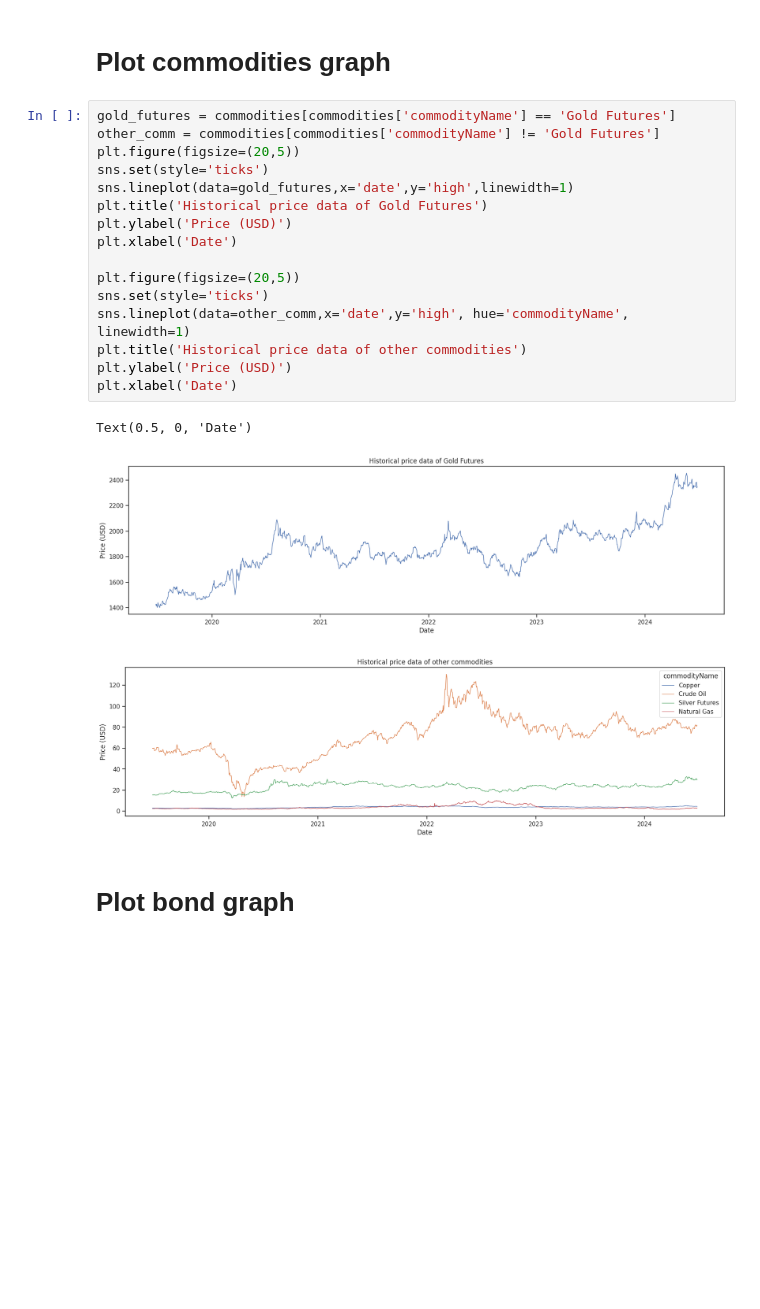
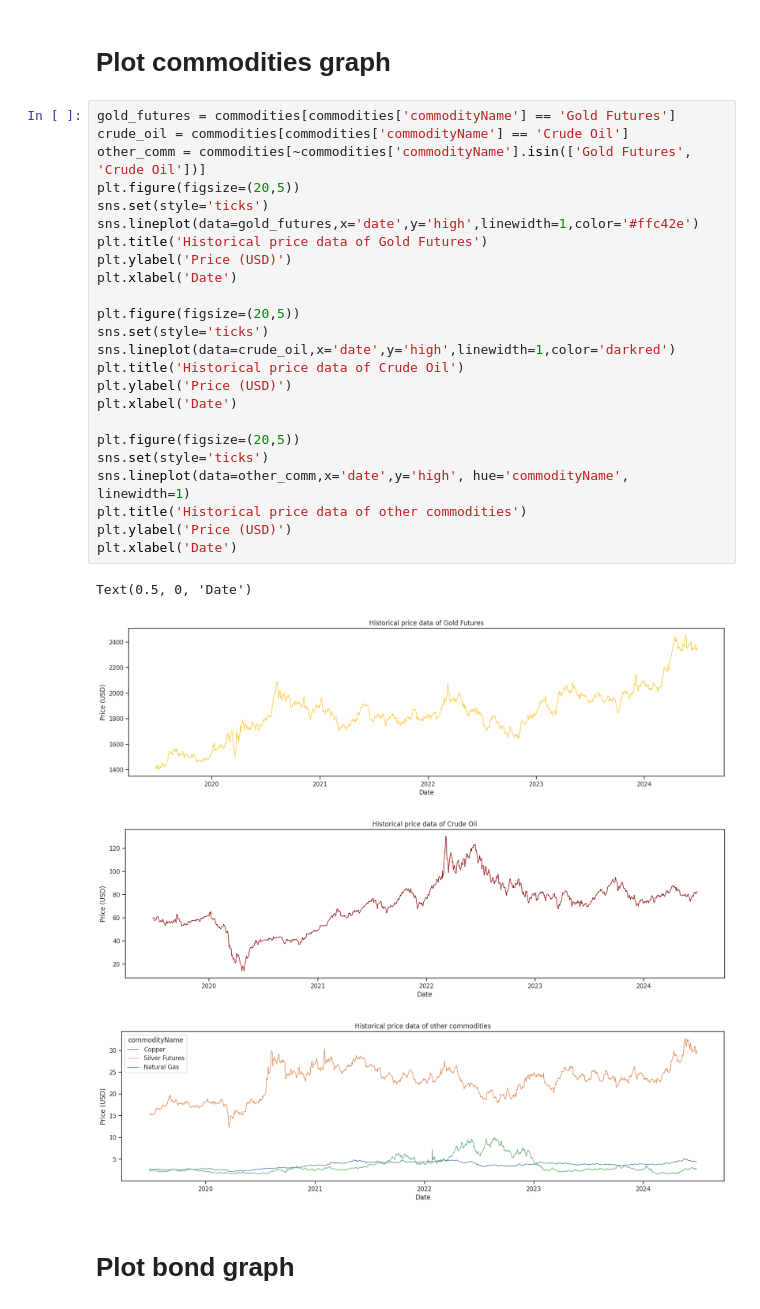
Before and after one commit to ajitesh-parihar/AlgorithmicTradingDemo, a Jupyter notebook: plotDatabase.ipynb, the cells around one changed output. Cells and saved outputs as stored; diff of their text form; blank space fills up the shorter version.

```diff
--- a/plotDatabase.ipynb
+++ b/plotDatabase.ipynb
@@ -97,24 +97,33 @@ Text(0.5, 0, 'Date')
 # Plot commodities graph
 # %%
 gold_futures = commodities[commodities['commodityName'] == 'Gold Futures']
-other_comm = commodities[commodities['commodityName'] != 'Gold Futures']
+crude_oil = commodities[commodities['commodityName'] == 'Crude Oil']
+other_comm = commodities[~commodities['commodityName'].isin(['Gold Futures', 'Crude Oil'])]
 plt.figure(figsize=(20,5))
 sns.set(style='ticks')
-sns.lineplot(data=gold_futures,x='date',y='high',linewidth=1)
+sns.lineplot(data=gold_futures,x='date',y='high',linewidth=1,color='#ffc42e')
 plt.title('Historical price data of Gold Futures')
+plt.ylabel('Price (USD)')
+plt.xlabel('Date')
+
+plt.figure(figsize=(20,5))
+sns.set(style='ticks')
+sns.lineplot(data=crude_oil,x='date',y='high',linewidth=1,color='darkred')
+plt.title('Historical price data of Crude Oil')
 plt.ylabel('Price (USD)')
 plt.xlabel('Date')
 
 plt.figure(figsize=(20,5))
 sns.set(style='ticks')
 sns.lineplot(data=other_comm,x='date',y='high', hue='commodityName', linewidth=1)
 plt.title('Historical price data of other commodities')
 plt.ylabel('Price (USD)')
 plt.xlabel('Date')
 # %% [output]
 Text(0.5, 0, 'Date')
-[figure, old version]
+[figure, new version]
-[figure, old version]
+[figure, new version]
+[figure, added]
 # %% [markdown]
 # Plot bond graph
 # %%
```
Also changed, not shown: parts of 1 cell of this notebook, 5 other files.
